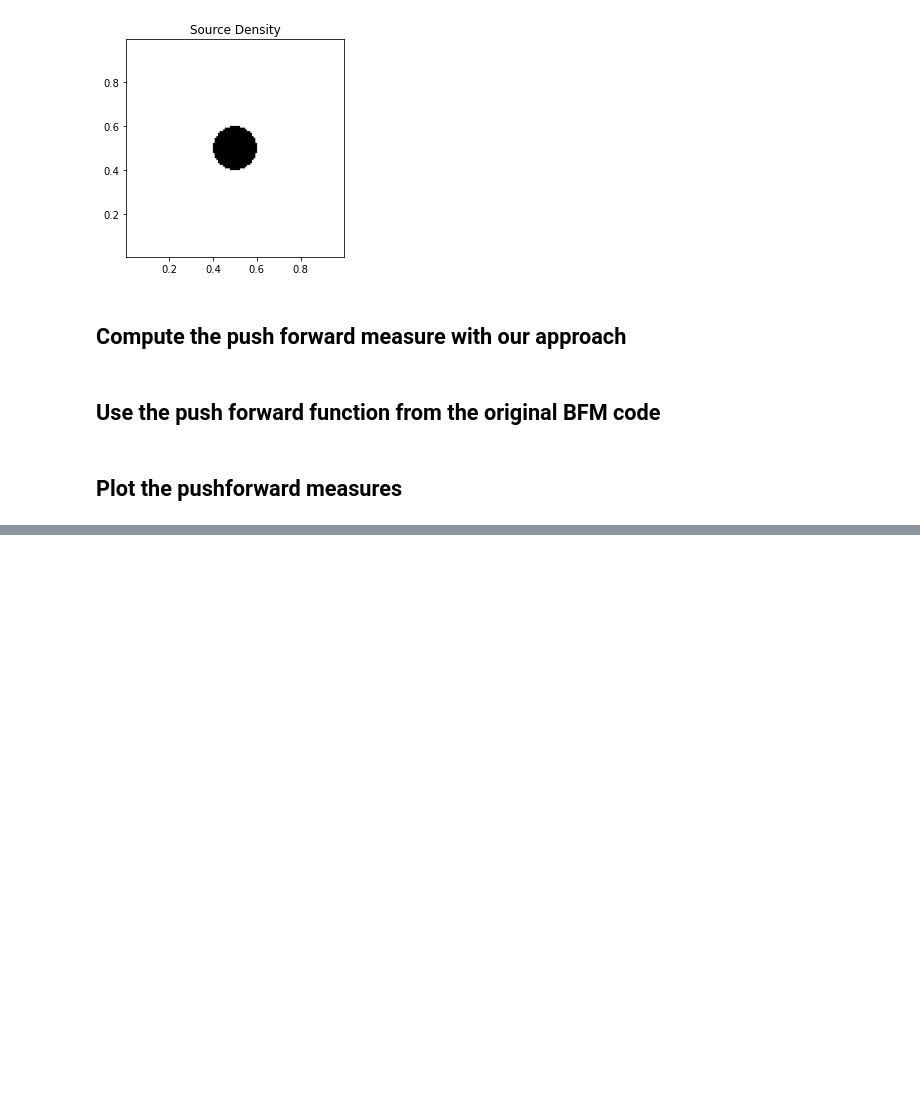
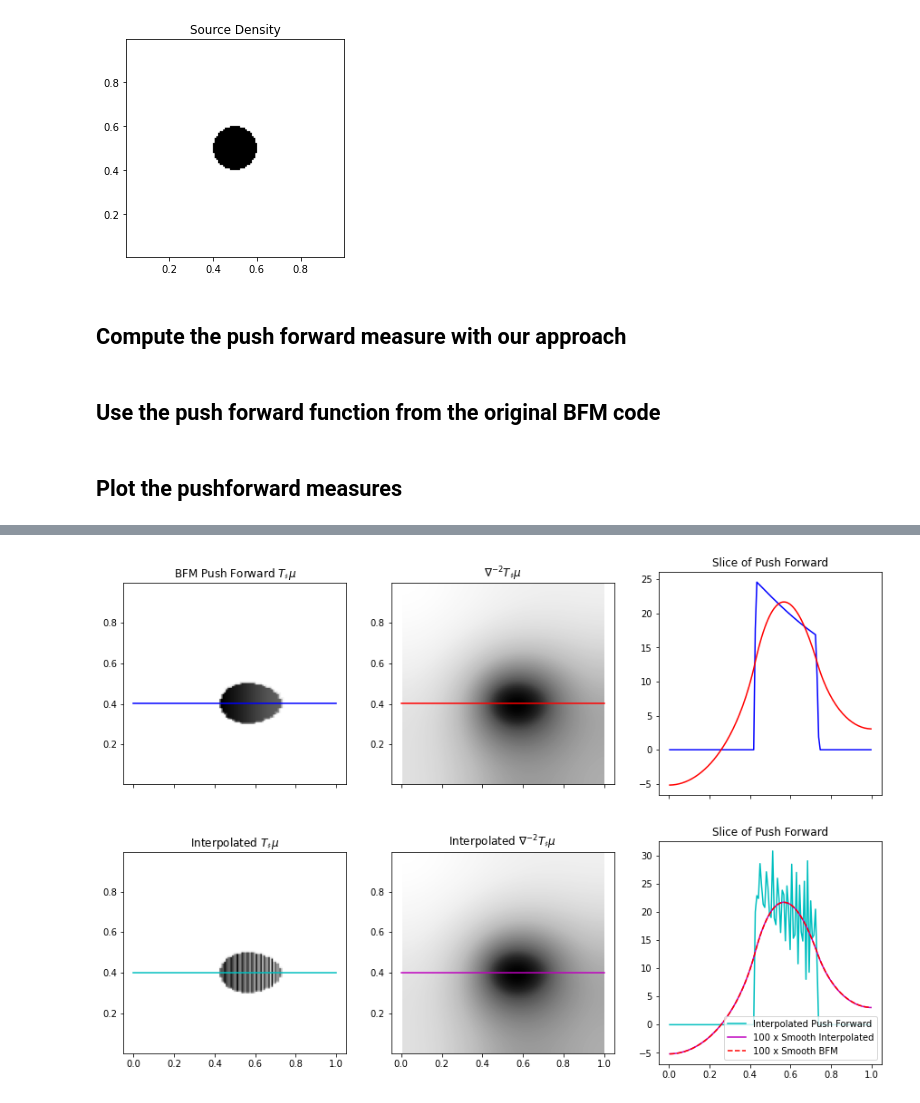
Before and after one commit to simda-muri/mmot, a Jupyter notebook: docs/source/examples/PushForwardTest.ipynb, the cells around one changed output, grey strips where cells are left out. Saved outputs shown, nothing was run; the diff lists cells and outputs as text; code cells hidden in the pictures; blank space fills up the shorter version.

```diff
--- a/docs/source/examples/PushForwardTest.ipynb
+++ b/docs/source/examples/PushForwardTest.ipynb
@@ -89,0 +123,56 @@ plt.show()
+# %%
+def FilterSignal(image):
+    coeffs = dctn(image, norm='ortho')
+    coeffs[40:,:] = 0
+    coeffs[:,40:] = 0
+
+    xx, yy = np.meshgrid(np.linspace(0,np.pi,n1,False), np.linspace(0,np.pi,n2,False))
+    kernel = 2*n1*n1*(1-np.cos(xx)) + 2*n2*n2*(1-np.cos(yy))
+    kernel[0,0] = 1     # to avoid dividing by zero
+
+    workspace = dctn(image,norm='ortho') / kernel
+    workspace[0,0] = 0
+    workspace = idctn(workspace, norm='ortho')
+
+    return workspace
+
+new_dens = FilterSignal(tgt_dens)
+new_dens2 = FilterSignal(tgt_dens2)
+
+fig, axs = plt.subplots(figsize=(15,10),ncols=3, nrows=2, sharex=True)
+
+axs[0,0].imshow(tgt_dens2,extent=(x1[0],x1[-1],x2[0],x2[-1]),cmap='Greys',origin='lower')
+axs[0,0].plot([0,1],[plot_y,plot_y],'b')
+axs[0,0].set_title('BFM Push Forward $T_\sharp\mu$')
+
+axs[0,1].imshow(new_dens2,extent=(x1[0],x1[-1],x2[0],x2[-1]),cmap='Greys',origin='lower')
+axs[0,1].set_title('$\\nabla^{-2} T_\sharp\mu$')
+axs[0,1].plot([0,1],[plot_y,plot_y],'r')
+
+
+axs[0,2].plot(x1, tgt_dens2[slice_ind,:],'b', label='BFM')
+axs[0,2].plot(x1, 100*new_dens2[slice_ind,:],'r', label='100 x Smoothed')
+axs[0,2].set_title('Slice of Push Forward')
+axs[0,2].set_aspect(1./axs[0,2].get_data_ratio())
+
+
+axs[1,0].imshow(tgt_dens,extent=(x1[0],x1[-1],x2[0],x2[-1]),cmap='Greys',origin='lower')
+axs[1,0].plot([0,1],[plot_y,plot_y],'c')
+axs[1,0].set_title('Interpolated $T_\sharp\mu$')
+
+axs[1,1].imshow(new_dens,extent=(x1[0],x1[-1],x2[0],x2[-1]),cmap='Greys',origin='lower')
+axs[1,1].set_title('Interpolated $\\nabla^{-2} T_\sharp\mu$')
+axs[1,1].plot([0,1],[plot_y,plot_y],'m')
+
+
+axs[1,2].plot(x1, tgt_dens[slice_ind,:],'c', label='Interpolated Push Forward')
+axs[1,2].plot(x1, 100*new_dens[slice_ind,:],'m', label='100 x Smooth Interpolated')
+axs[1,2].plot(x1, 100*new_dens2[slice_ind,:],'--r', label='100 x Smooth BFM')
+axs[1,2].set_title('Slice of Push Forward')
+axs[1,2].set_aspect(1./axs[1,2].get_data_ratio())
+
+plt.legend(loc=4)
+
+plt.savefig('SmoothPushforward.pdf',bbox_inches='tight')
+# %% [output]
+[figure, added]
```
Also changed, not shown: parts of 6 cells of this notebook, 5 other files.
